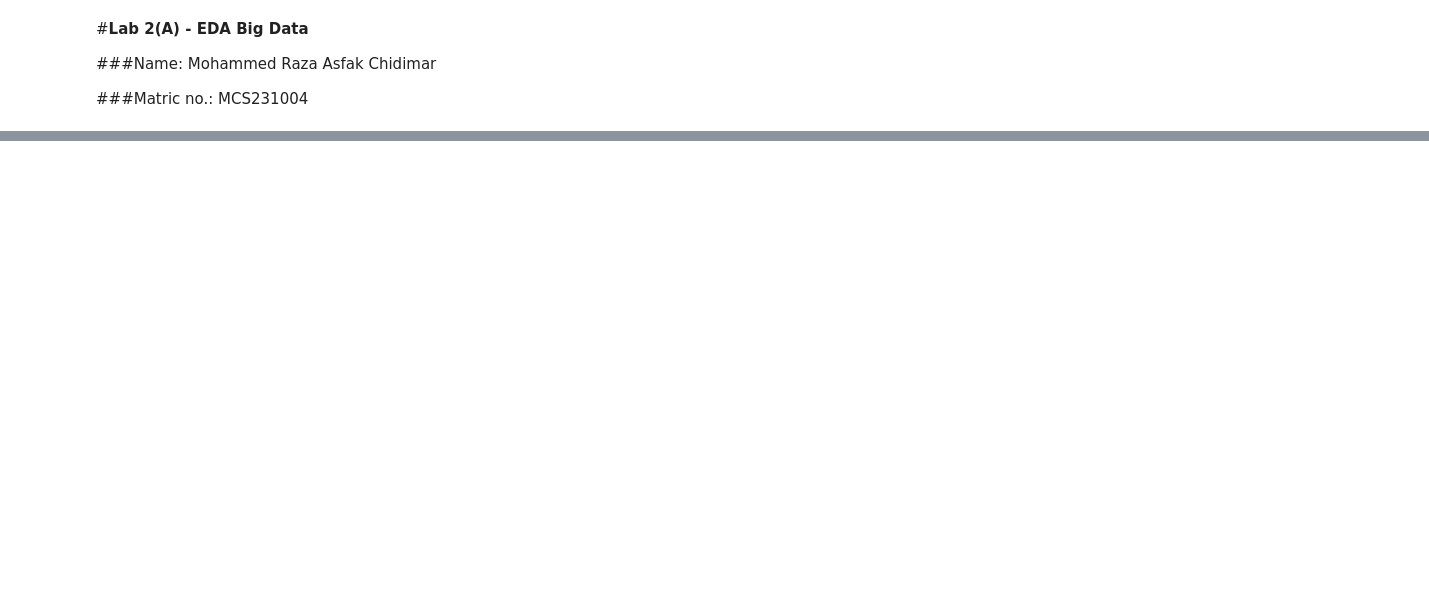
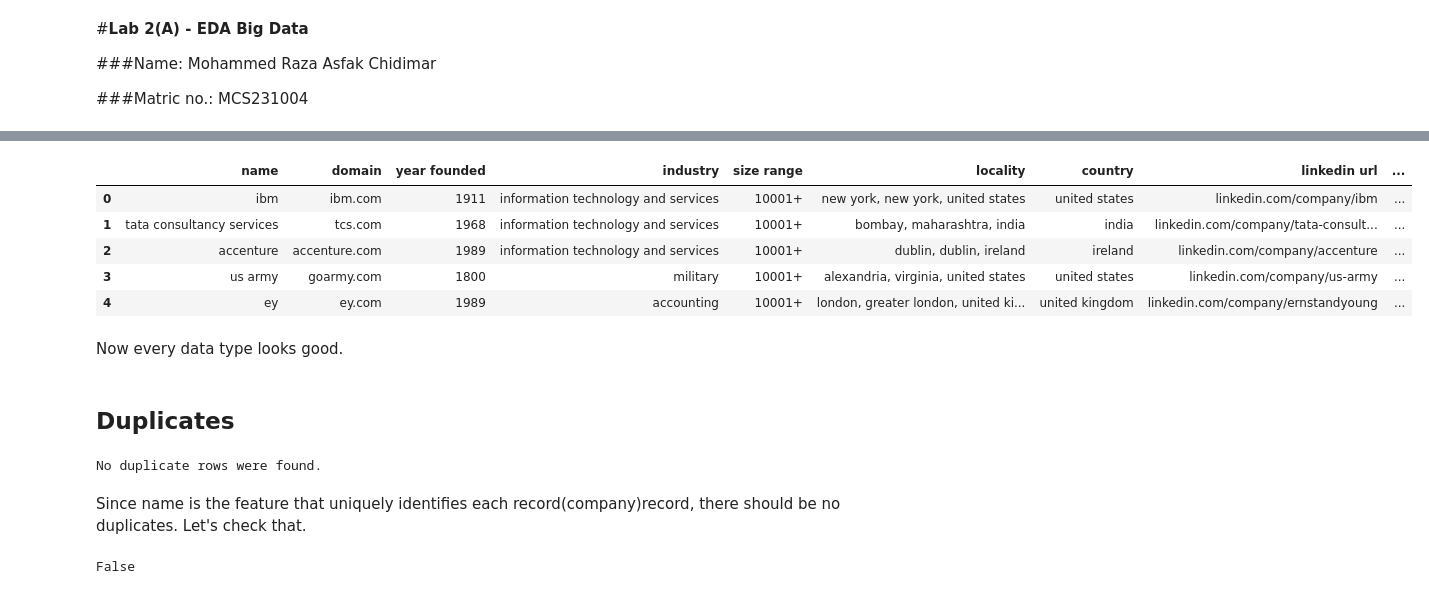
Before and after one commit to DSRaza403/LAB-Tasks, a Jupyter notebook: Lab 2/Lab2A_Mohammed_Raza.ipynb, the cells around one changed output, grey strips where cells are left out. Drawn from its saved outputs; the diff is of its cells as text; code cells hidden in the pictures; blank space fills up the shorter version.

```diff
--- a/Lab 2/Lab2A_Mohammed_Raza.ipynb
+++ b/Lab 2/Lab2A_Mohammed_Raza.ipynb
@@ -1640,0 +388,3 @@ WARNING:matplotlib.legend:No artists with labels found to put in legend.  Note t
+# %%
+df['year founded'].fillna(0, inplace=True)
+df['year founded'] = df['year founded'].astype('int64')
@@ -1640,0 +405,24 @@ WARNING:matplotlib.legend:No artists with labels found to put in legend.  Note t
+# %%
+df.head()
+# %% [output]
+|  | name | domain | year founded | industry | size range | locality | country | linkedin url | ... |
+| 0 | ibm | ibm.com | 1911 | information technology and services | 10001+ | new york, new york, united states | united states | linkedin.com/company/ibm | ... |
+| 1 | tata consultancy services | tcs.com | 1968 | information technology and services | 10001+ | bombay, maharashtra, india | india | linkedin.com/company/tata-consult... | ... |
+| 2 | accenture | accenture.com | 1989 | information technology and services | 10001+ | dublin, dublin, ireland | ireland | linkedin.com/company/accenture | ... |
+| 3 | us army | goarmy.com | 1800 | military | 10001+ | alexandria, virginia, united states | united states | linkedin.com/company/us-army | ... |
+| 4 | ey | ey.com | 1989 | accounting | 10001+ | london, greater london, united ki... | united kingdom | linkedin.com/company/ernstandyoung | ... |
+# %% [markdown]
+Now every data type looks good.
+# %% [markdown]
+## Duplicates
+# %%
+# search for duplicate rows and drop them
+drop_duplicates(df)
+# %% [output]
+No duplicate rows were found.
+# %% [markdown]
+Since name is the feature that uniquely identifies each record(company)record, there should be no duplicates. Let's check that.
+# %%
+df.duplicated(subset=['name']).all()
+# %% [output]
+False
```
Also changed, not shown: parts of 462 cells of this notebook.
